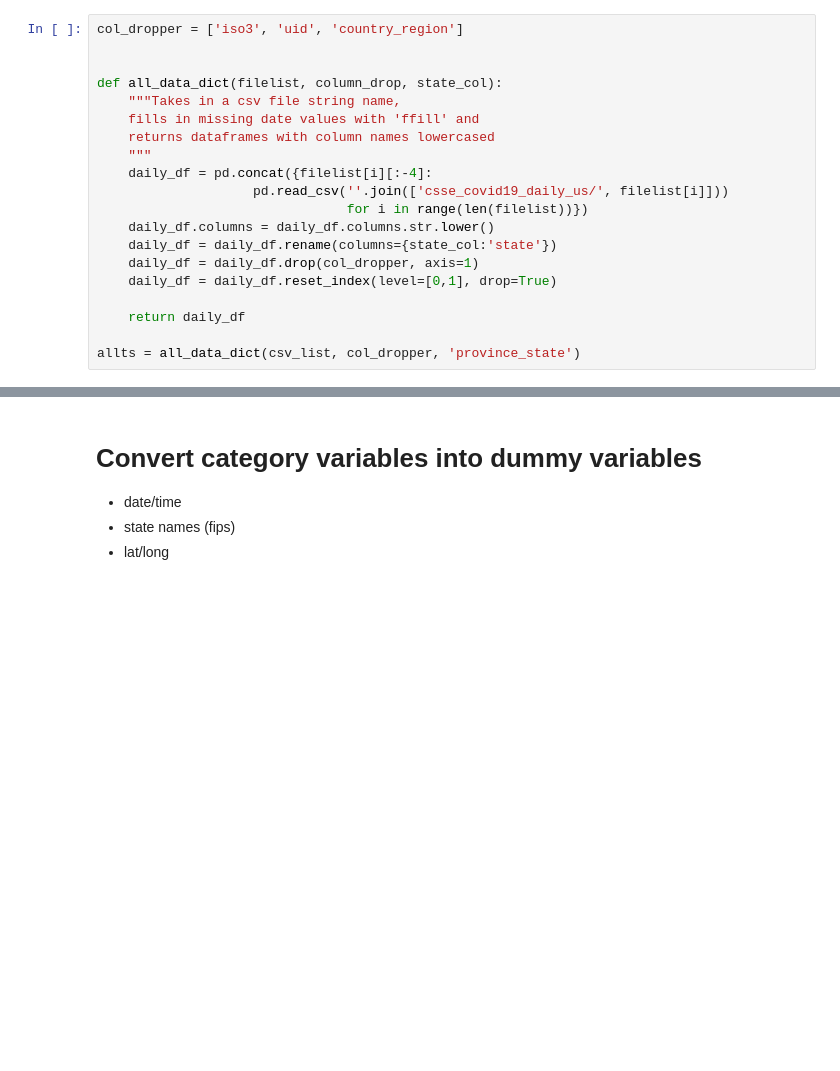
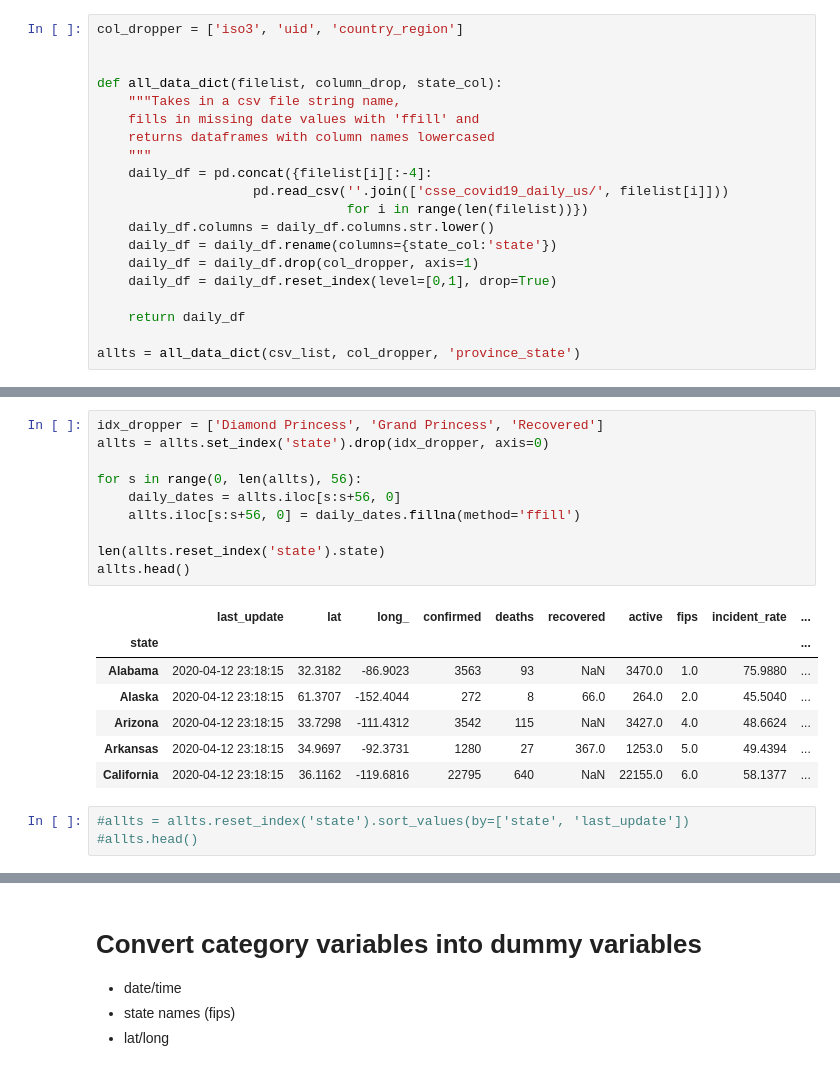
Before and after one commit to jungsNN/covid19-forecast, a Jupyter notebook: roughdraft_5.ipynb, the cells around one changed output, grey strips where cells are left out. Cells and saved outputs as stored; diff of their text form; blank space fills up the shorter version.

```diff
--- a/roughdraft_5.ipynb
+++ b/roughdraft_5.ipynb
@@ -146,0 +77,21 @@ daily_dif_dict['Pennsylvania'].head()
+# %%
+idx_dropper = ['Diamond Princess', 'Grand Princess', 'Recovered']
+allts = allts.set_index('state').drop(idx_dropper, axis=0)
+
+for s in range(0, len(allts), 56):
+    daily_dates = allts.iloc[s:s+56, 0]
+    allts.iloc[s:s+56, 0] = daily_dates.fillna(method='ffill')
+
+len(allts.reset_index('state').state)
+allts.head()
+# %% [output]
+|  | last_update | lat | long_ | confirmed | deaths | recovered | active | fips | incident_rate | ... |
+| state |  |  |  |  |  |  |  |  |  | ... |
+| Alabama | 2020-04-12 23:18:15 | 32.3182 | -86.9023 | 3563 | 93 | NaN | 3470.0 | 1.0 | 75.9880 | ... |
+| Alaska | 2020-04-12 23:18:15 | 61.3707 | -152.4044 | 272 | 8 | 66.0 | 264.0 | 2.0 | 45.5040 | ... |
+| Arizona | 2020-04-12 23:18:15 | 33.7298 | -111.4312 | 3542 | 115 | NaN | 3427.0 | 4.0 | 48.6624 | ... |
+| Arkansas | 2020-04-12 23:18:15 | 34.9697 | -92.3731 | 1280 | 27 | 367.0 | 1253.0 | 5.0 | 49.4394 | ... |
+| California | 2020-04-12 23:18:15 | 36.1162 | -119.6816 | 22795 | 640 | NaN | 22155.0 | 6.0 | 58.1377 | ... |
+# %%
+#allts = allts.reset_index('state').sort_values(by=['state', 'last_update'])
+#allts.head()
```
Also changed, not shown: parts of 37 cells of this notebook, 1 other file.
